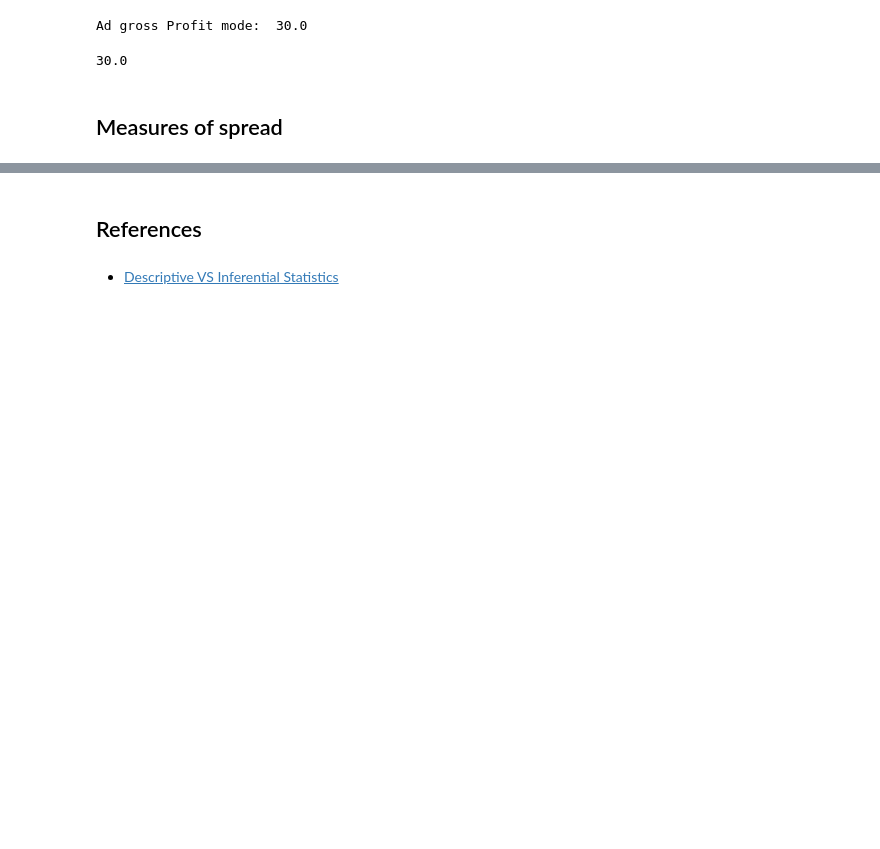
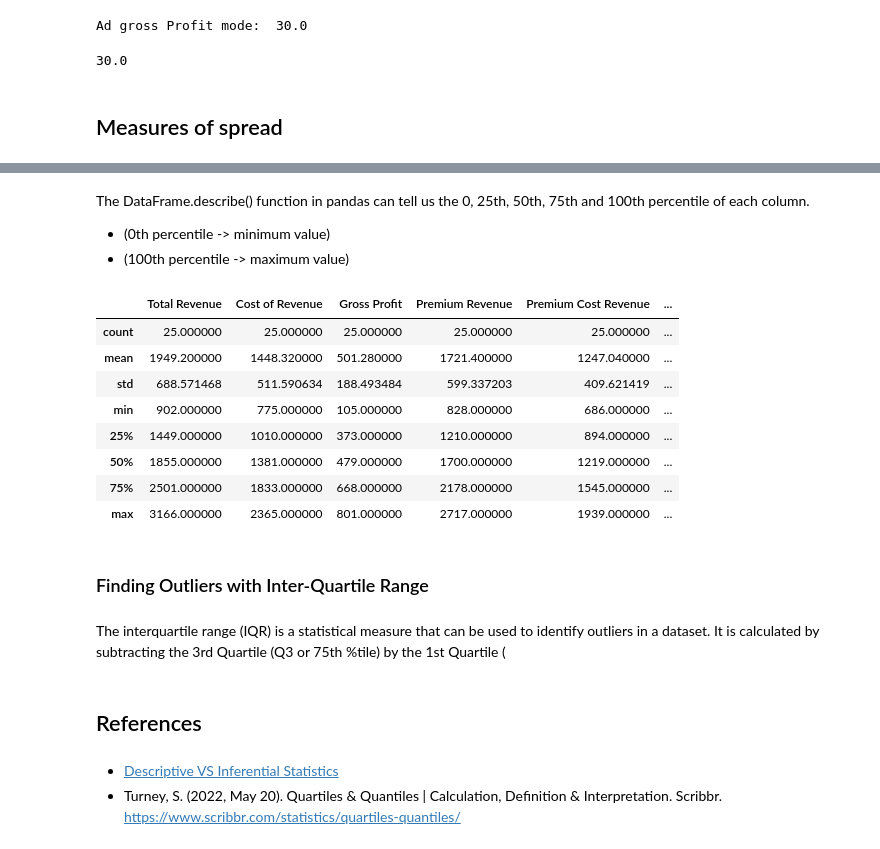
Before and after one commit to ssim3/everything-data, a Jupyter notebook: Into to Statistics/Intro to Statistics.ipynb, the cells around one changed output, grey strips where cells are left out. Saved outputs shown, nothing was run; the diff lists cells and outputs as text; code cells hidden in the pictures; blank space fills up the shorter version.

```diff
--- a/Into to Statistics/Intro to Statistics.ipynb
+++ b/Into to Statistics/Intro to Statistics.ipynb
@@ -170,7 +230,30 @@ data['Ad gross Profit'].mode()[0]
 <div>
 <img src="attachment:Quartiles-probability-distribution.png" width="500"/>
 </div>
+# %% [markdown]
+The DataFrame.describe() function in pandas can tell us the 0, 25th, 50th, 75th and 100th percentile of each column.
+- (0th percentile -> minimum value)
+- (100th percentile -> maximum value)
+# %%
+# As we can see, Q3 of the Total Revenue column is 2501, while Q1 is 1449.
+
+data.describe()
+# %% [output]
+|  | Total Revenue | Cost of Revenue | Gross Profit | Premium Revenue | Premium Cost Revenue | ... |
+| count | 25.000000 | 25.000000 | 25.000000 | 25.000000 | 25.000000 | ... |
+| mean | 1949.200000 | 1448.320000 | 501.280000 | 1721.400000 | 1247.040000 | ... |
+| std | 688.571468 | 511.590634 | 188.493484 | 599.337203 | 409.621419 | ... |
+| min | 902.000000 | 775.000000 | 105.000000 | 828.000000 | 686.000000 | ... |
+| 25% | 1449.000000 | 1010.000000 | 373.000000 | 1210.000000 | 894.000000 | ... |
+| 50% | 1855.000000 | 1381.000000 | 479.000000 | 1700.000000 | 1219.000000 | ... |
+| 75% | 2501.000000 | 1833.000000 | 668.000000 | 2178.000000 | 1545.000000 | ... |
+| max | 3166.000000 | 2365.000000 | 801.000000 | 2717.000000 | 1939.000000 | ... |
+# %% [markdown]
+### Finding Outliers with Inter-Quartile Range
+# %% [markdown]
+The interquartile range (IQR) is a statistical measure that can be used to identify outliers in a dataset. It is calculated by subtracting the 3rd Quartile (Q3 or 75th %tile) by the 1st Quartile (
 # %% [markdown]
 ## References
 # %% [markdown]
 - <a href="https://www.datadriveninvestor.com/2019/02/28/descriptive-vs-inferential-statistics-whats-the-difference/">Descriptive VS Inferential Statistics</a>
+- Turney, S. (2022, May 20). Quartiles & Quantiles | Calculation, Definition & Interpretation. Scribbr. https://www.scribbr.com/statistics/quartiles-quantiles/
```
Also changed, not shown: parts of 12 cells of this notebook.
